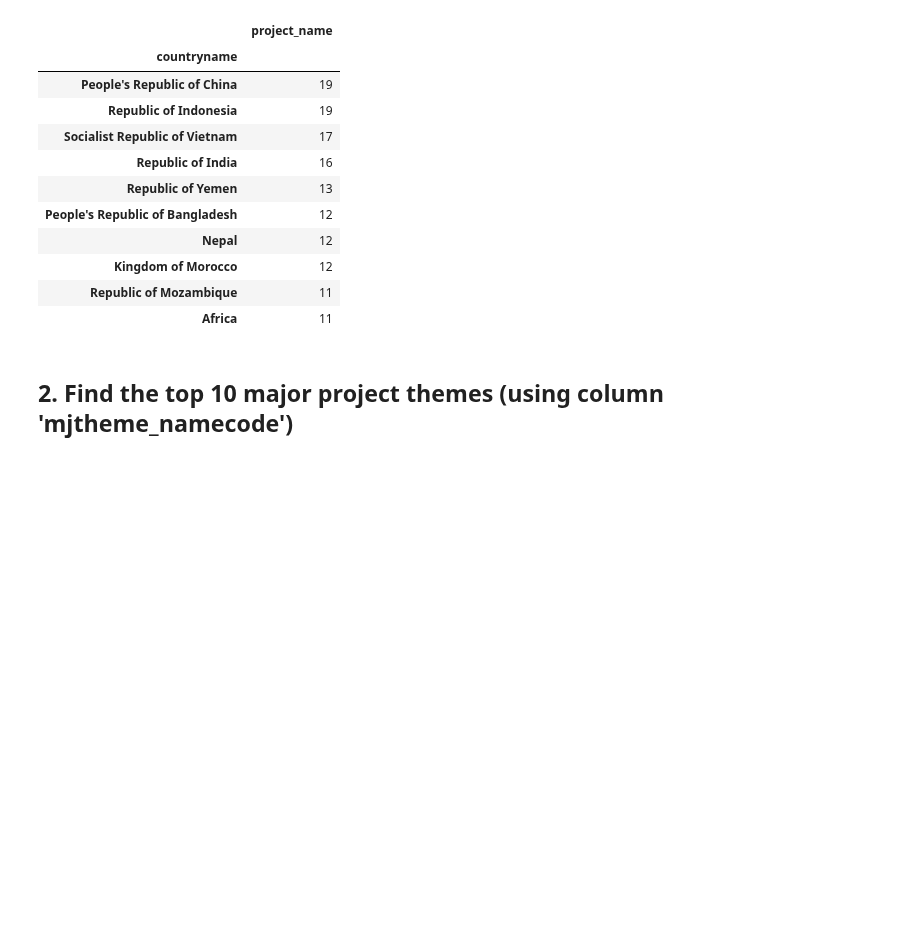
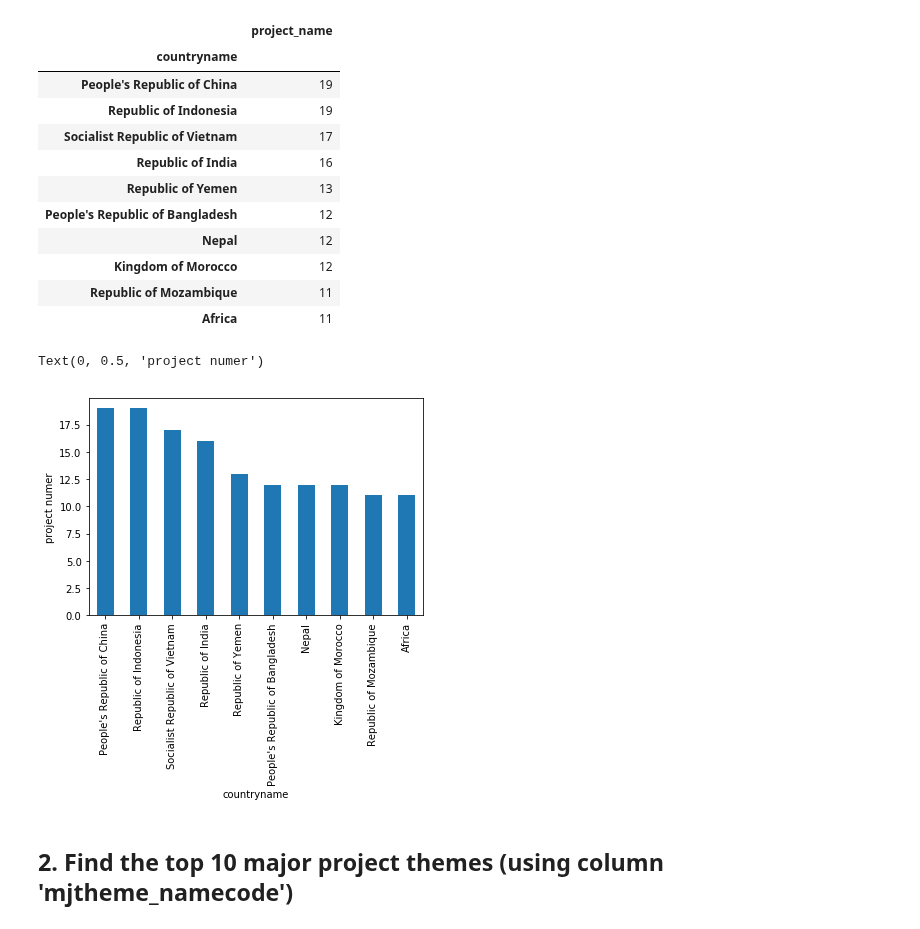
Before and after one commit to Shunling/SpringBoard, a Jupyter notebook: data_wrangling_json/Json_mini_project_Shirley.ipynb, the cells around one changed output. Cells and saved outputs as stored; diff of their text form; code cells hidden in the pictures; blank space fills up the shorter version.

```diff
--- a/data_wrangling_json/Json_mini_project_Shirley.ipynb
+++ b/data_wrangling_json/Json_mini_project_Shirley.ipynb
@@ -49,6 +49,18 @@ country_counts.head(10)
 | Kingdom of Morocco | 12 |
 | Republic of Mozambique | 11 |
 | Africa | 11 |
+# %%
+#Data visualization of question-1
+import matplotlib.pyplot as plt
+%matplotlib inline
+#plot the first 10 countries with most projects
+#x is countryname
+#y is number of projects
+ax=country_counts.head(10).plot(kind='bar',legend=None)
+ax.set_ylabel('project numer')
+# %% [output]
+Text(0, 0.5, 'project numer')
+[figure, added]
 # %% [markdown]
 ## 2. Find the top 10 major project themes (using column 'mjtheme_namecode')
 # %%
```
Also changed, not shown: parts of 3 cells of this notebook.
